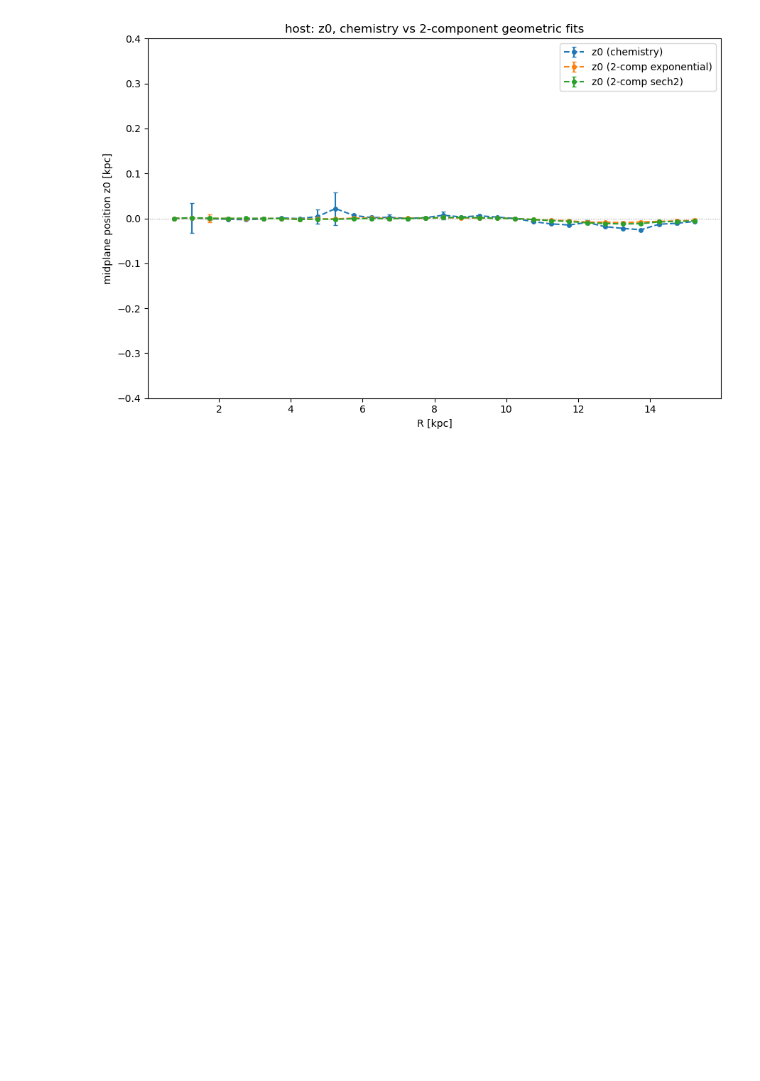
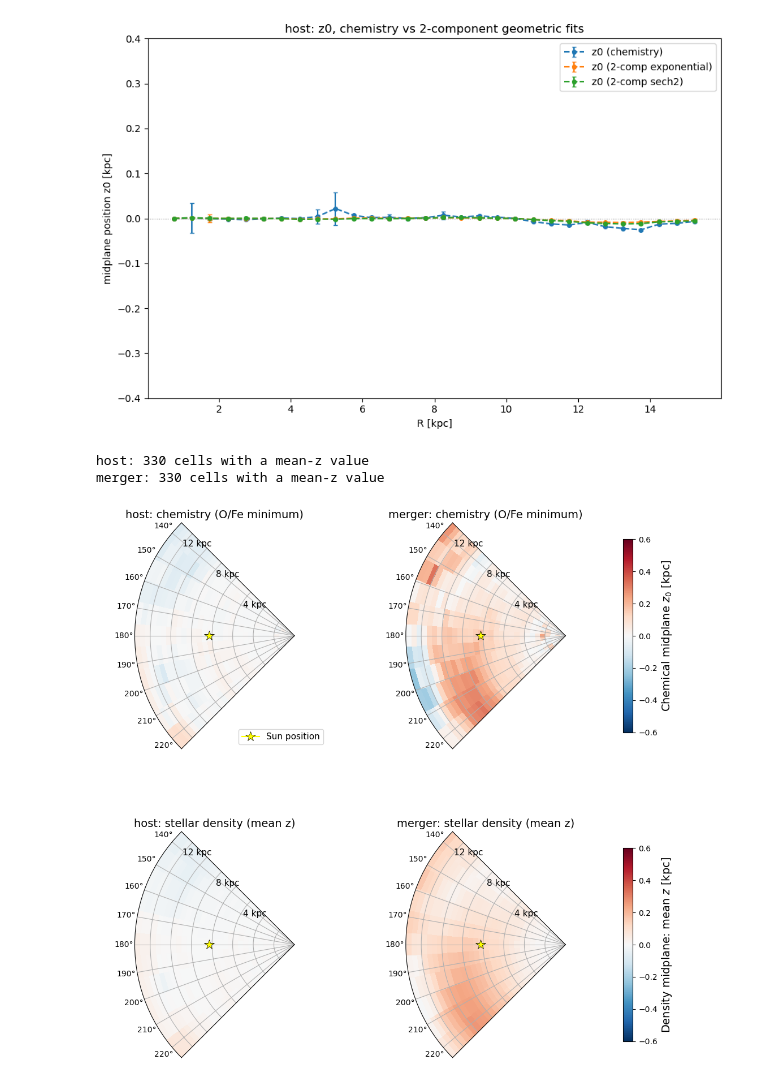
Before and after one commit to emmatasso/Midplane-Project, a Jupyter notebook: notebooks/2sim.ipynb, the cells around one changed output. Saved outputs shown, nothing was run; the diff lists cells and outputs as text; code cells hidden in the pictures; blank space fills up the shorter version.

```diff
--- a/notebooks/2sim.ipynb
+++ b/notebooks/2sim.ipynb
@@ -355,3 +355,79 @@ for name, r in radial.items():
 # %% [output]
 [figure]
 [figure]
+# %%
+import numpy as np
+import matplotlib.pyplot as plt
+
+# ---------------------------------------------------------------------------
+# Density midplane: mean z of the stars in each (R bin, segment) cell
+# Same window (|z| < 1.5) and minimum star count as the chemistry fits.
+# ---------------------------------------------------------------------------
+def mean_z_grid(d, z_min=z_fit_min, z_max=z_fit_max, minN=minN_seg_total):
+    n_R, n_seg = len(R_edges) - 1, len(d["SEG_PLOT_heat"])
+    iR = np.digitize(d["R"], R_edges) - 1
+    in_window = (iR >= 0) & (iR < n_R) & (d["z"] >= z_min) & (d["z"] <= z_max)
+
+    grid = np.full((n_R, n_seg), np.nan)
+    for j, seg in enumerate(d["SEG_PLOT_heat"]):
+        m = in_window & d["segm"][seg]
+        counts = np.bincount(iR[m], minlength=n_R)
+        sums = np.bincount(iR[m], weights=d["z"][m], minlength=n_R)
+        with np.errstate(invalid="ignore", divide="ignore"):
+            grid[:, j] = np.where(counts >= minN, sums / counts, np.nan)
+    return grid
+
+zmean_summary = {name: mean_z_grid(prepared[name]) for name in ["host", "merger"]}
+for name, g in zmean_summary.items():
+    print(f"{name}: {int(np.isfinite(g).sum())} cells with a mean-z value")
+
+# ---------------------------------------------------------------------------
+# 2x2 figure
+# ---------------------------------------------------------------------------
+def theta_edges_from(crowd_bounds, n_seg):
+    te = np.unwrap(np.array(crowd_bounds, float))
+    for i in range(1, len(te)):
+        while te[i] <= te[i - 1]:
+            te[i] += 2 * np.pi
+    assert len(te) - 1 == n_seg
+    return te
+
+d0 = prepared["host"]
+theta_edges = theta_edges_from(d0["crowd_bounds"], len(d0["SEG_PLOT_heat"]))
+T_mesh, R_mesh = np.meshgrid(theta_edges, R_edges)
+tmin, tmax = theta_edges[0], theta_edges[-1]
+theta_sun, R_sun = np.radians(180), 8.275
+
+rows = [
+    ("chemistry (O/Fe minimum)", {n: z0_summary[n]["z0_med"] for n in ["host", "merger"]},
+     r"Chemical midplane $z_0$ [kpc]"),
+    ("stellar density (mean z)", zmean_summary,
+     r"Density midplane: mean $z$ [kpc]"),
+]
+cols = ["host", "merger"]
+
+fig, axes = plt.subplots(2, 2, subplot_kw={"projection": "polar"}, figsize=(14, 13))
+for i, (row_title, grids, cbar_label) in enumerate(rows):
+    for j, name in enumerate(cols):
+        ax = axes[i, j]
+        arr = np.ma.masked_invalid(grids[name])
+        pcm = ax.pcolormesh(T_mesh, R_mesh, arr, cmap="RdBu_r", vmin=-zlim, vmax=zlim, shading="flat")
+        ax.set_title(f"{name}: {row_title}", fontsize=14)
+        ax.set_theta_zero_location("E"); ax.set_theta_direction(1)
+        ax.set_rmax(R_edges[-1])
+        ax.set_thetamin(np.degrees(tmin)); ax.set_thetamax(np.degrees(tmax))
+        ax.set_yticklabels([])
+        for r in R_edges[R_edges % 4 == 0]:
+            ax.text(tmin - np.radians(3), r, f"{r:.0f} kpc", fontsize=11, ha="right", va="center")
+        ax.plot(theta_sun, R_sun, marker="*", color="yellow", markersize=13,
+                markeredgecolor="k", markeredgewidth=0.5, zorder=5,
+                label="Sun position" if (i == 0 and j == 0) else None)
+    # one colorbar per row (= per method), same limits in both rows
+    cb = fig.colorbar(pcm, ax=axes[i, :].tolist(), pad=0.04, shrink=0.75, location="right")
+    cb.set_label(cbar_label, fontsize=14)
+axes[0, 0].legend(loc="lower right", fontsize=11)
+plt.show()
+# %% [output]
+host: 330 cells with a mean-z value
+merger: 330 cells with a mean-z value
+[figure, added]
```
Also changed, not shown: parts of 3 cells of this notebook, 7 other files.
